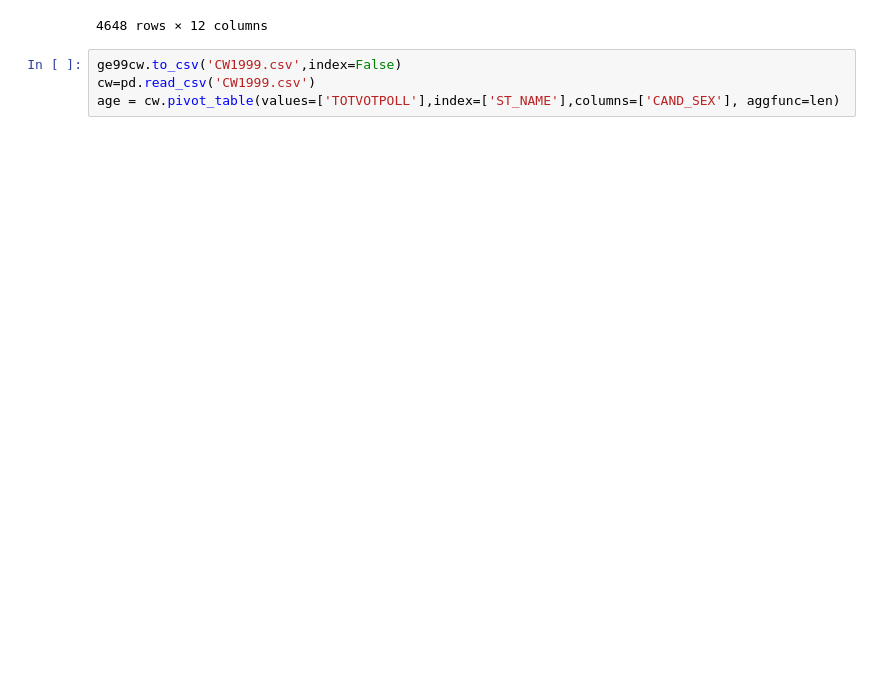
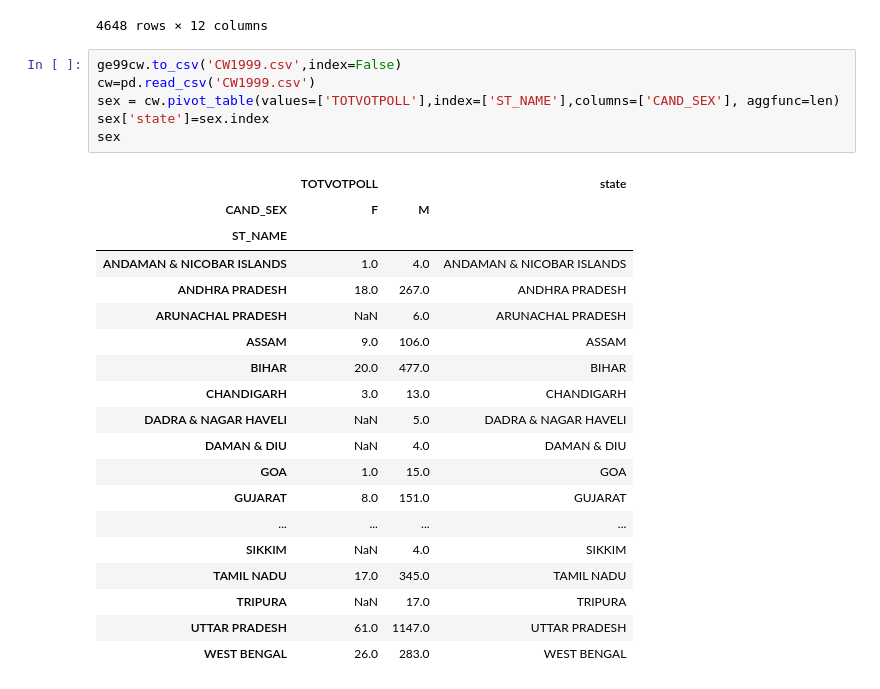
Before and after one commit to DeveloperAbhirupa/Analysis-of-Indian-General-Election, a Jupyter notebook: Code2_GE_1999.ipynb, the cells around one changed output. Saved outputs shown, nothing was run; the diff lists cells and outputs as text; blank space fills up the shorter version.

```diff
--- a/Code2_GE_1999.ipynb
+++ b/Code2_GE_1999.ipynb
@@ -151,4 +151,26 @@ ge99cw
 # %%
 ge99cw.to_csv('CW1999.csv',index=False)
 cw=pd.read_csv('CW1999.csv')
-age = cw.pivot_table(values=['TOTVOTPOLL'],index=['ST_NAME'],columns=['CAND_SEX'], aggfunc=len)
+sex = cw.pivot_table(values=['TOTVOTPOLL'],index=['ST_NAME'],columns=['CAND_SEX'], aggfunc=len)
+sex['state']=sex.index
+sex
+# %% [output]
+|  | TOTVOTPOLL |  | state |
+| CAND_SEX | F | M |  |
+| ST_NAME |  |  |  |
+| ANDAMAN & NICOBAR ISLANDS | 1.0 | 4.0 | ANDAMAN & NICOBAR ISLANDS |
+| ANDHRA PRADESH | 18.0 | 267.0 | ANDHRA PRADESH |
+| ARUNACHAL PRADESH | NaN | 6.0 | ARUNACHAL PRADESH |
+| ASSAM | 9.0 | 106.0 | ASSAM |
+| BIHAR | 20.0 | 477.0 | BIHAR |
+| CHANDIGARH | 3.0 | 13.0 | CHANDIGARH |
+| DADRA & NAGAR HAVELI | NaN | 5.0 | DADRA & NAGAR HAVELI |
+| DAMAN & DIU | NaN | 4.0 | DAMAN & DIU |
+| GOA | 1.0 | 15.0 | GOA |
+| GUJARAT | 8.0 | 151.0 | GUJARAT |
+| ... | ... | ... | ... |
+| SIKKIM | NaN | 4.0 | SIKKIM |
+| TAMIL NADU | 17.0 | 345.0 | TAMIL NADU |
+| TRIPURA | NaN | 17.0 | TRIPURA |
+| UTTAR PRADESH | 61.0 | 1147.0 | UTTAR PRADESH |
+| WEST BENGAL | 26.0 | 283.0 | WEST BENGAL |
```
Also changed, not shown: parts of 1 cell of this notebook, 5 other files.
